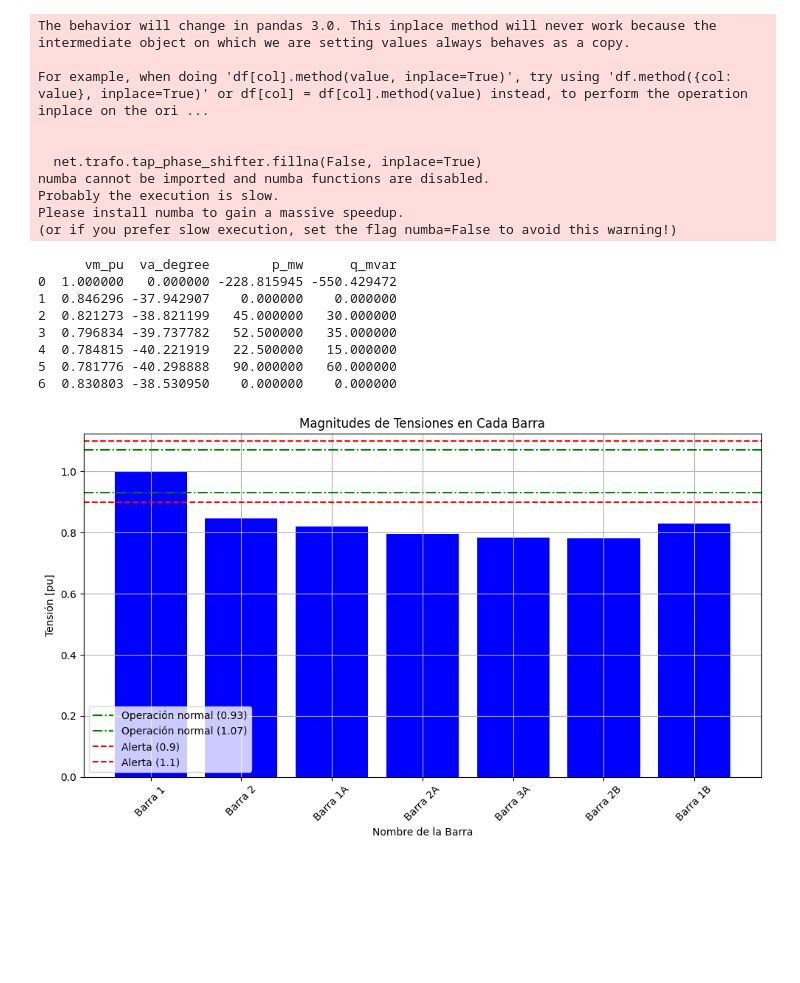
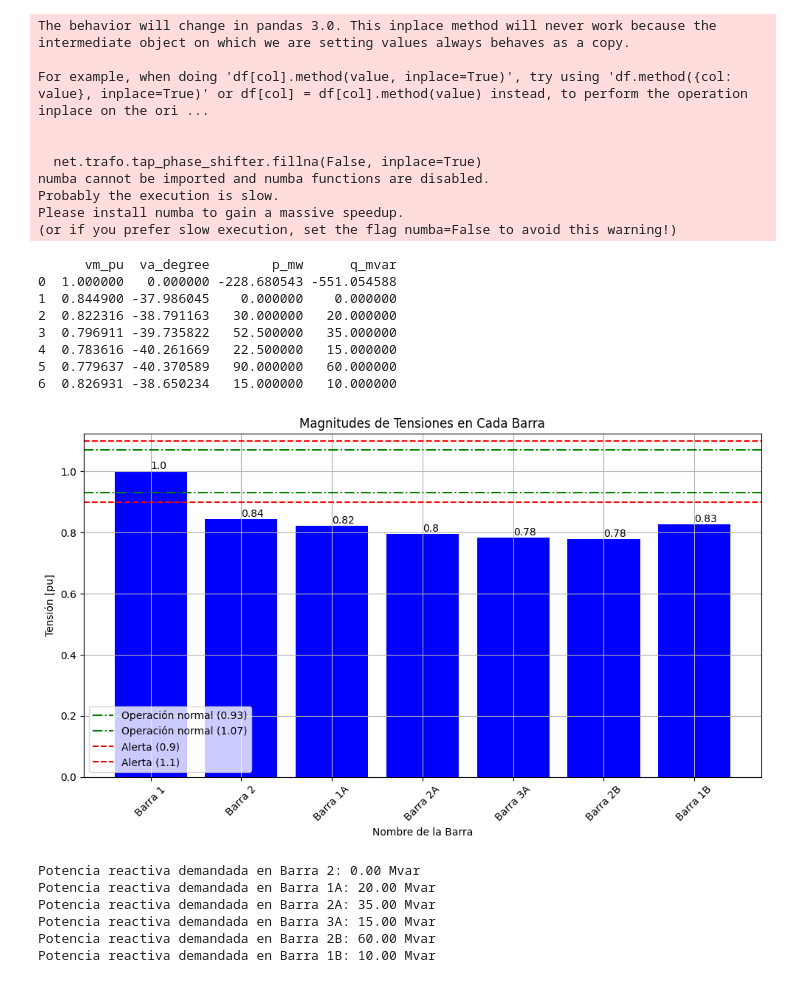
Before and after one commit to Onexz12/6GA_SEP1_S12024, a Jupyter notebook: Figura2a.ipynb, the cells around one changed output. Drawn from its saved outputs; the diff is of its cells as text; code cells hidden in the pictures; blank space fills up the shorter version.

```diff
--- a/Figura2a.ipynb
+++ b/Figura2a.ipynb
@@ -1,6 +1,4 @@
 # %%
-
-
 import numpy as np
 import matplotlib.pyplot as plt
 import pandapower as pp
@@ -44,7 +42,7 @@ pp.create_load(net, bus=bus1A, p_mw=0.2*P, q_mvar=0.2*Q)
 pp.create_load(net, bus=bus2A, p_mw=0.35*P, q_mvar=0.35*Q)
 pp.create_load(net, bus=bus3A, p_mw=0.15*P, q_mvar=0.15*Q)
 pp.create_load(net, bus=bus2B, p_mw=0.6*P, q_mvar=0.6*Q)
-pp.create_load(net, bus=bus1A, p_mw=0.1*P, q_mvar=0.1*Q)
+pp.create_load(net, bus=bus1B, p_mw=0.1*P, q_mvar=0.1*Q)
 
 # Se añade fuente de generación conectada en la barra 1, (1[pu], el voltaje nominal [kV] se define en la barra a la que está conectada)
 pp.create_ext_grid(net, bus=bus1, vm_pu=1, va_degree=0.0)
@@ -52,7 +50,6 @@ pp.create_ext_grid(net, bus=bus1, vm_pu=1, va_degree=0.0)
 # Se añade transformador de 100 MVA 220/110 kV entre la barra 1 y la barra 2
 pp.create_transformer(net, hv_bus=bus2, lv_bus=bus1, name="trafo1", std_type="100 MVA 220/110 kV")
 net.trafo.tap_phase_shifter = net.trafo.tap_phase_shifter.fillna(value=False)
-
 
 # Simular el flujo de carga
 pp.runpp(net)
@@ -67,40 +64,58 @@ nombres_barras = net.bus.name.values
 # Graficar barras de tensiones
 plt.figure(figsize=(10, 6))
 bars = plt.bar(nombres_barras, voltajes, color='blue')
+
+# Añadir magnitudes numéricas sobre las barras
+for bar, valor in zip(bars, voltajes):
+    yval = bar.get_height()
+    plt.text(bar.get_x() + bar.get_width()/2.0, yval, round(valor, 2), va='bottom')  # Agregar texto encima de la barra
 
 # Agregar línea segmentada para el rango de operación normal (0.93 - 1.07)
 plt.axhline(y=0.93, color='green', linestyle='-.', label='Operación normal (0.93)')
 plt.axhline(y=1.07, color='green', linestyle='-.', label='Operación normal (1.07)')
 
 # Agregar línea segmentada para el rango de alerta (0.9 - 1.1)
 plt.axhline(y=0.9, color='red', linestyle='--', label='Alerta (0.9)')
 plt.axhline(y=1.1, color='red', linestyle='--', label='Alerta (1.1)')
 
 plt.title('Magnitudes de Tensiones en Cada Barra')
 plt.xlabel('Nombre de la Barra')
 plt.ylabel('Tensión [pu]')
 plt.xticks(rotation=45)
 plt.grid(True)
 plt.legend()
 plt.tight_layout()
 plt.show()
 # %% [output]
 The behavior will change in pandas 3.0. This inplace method will never work because the intermediate object on which we are setting values always behaves as a copy.
 
 For example, when doing 'df[col].method(value, inplace=True)', try using 'df.method({col: value}, inplace=True)' or df[col] = df[col].method(value) instead, to perform the operation inplace on the ori ...
 
 
   net.trafo.tap_phase_shifter.fillna(False, inplace=True)
 numba cannot be imported and numba functions are disabled.
 Probably the execution is slow.
 Please install numba to gain a massive speedup.
 (or if you prefer slow execution, set the flag numba=False to avoid this warning!)
       vm_pu  va_degree        p_mw      q_mvar
-0  1.000000   0.000000 -228.815945 -550.429472
-1  0.846296 -37.942907    0.000000    0.000000
-2  0.821273 -38.821199   45.000000   30.000000
-3  0.796834 -39.737782   52.500000   35.000000
-4  0.784815 -40.221919   22.500000   15.000000
-5  0.781776 -40.298888   90.000000   60.000000
-6  0.830803 -38.530950    0.000000    0.000000
+0  1.000000   0.000000 -228.680543 -551.054588
+1  0.844900 -37.986045    0.000000    0.000000
+2  0.822316 -38.791163   30.000000   20.000000
+3  0.796911 -39.735822   52.500000   35.000000
+4  0.783616 -40.261669   22.500000   15.000000
+5  0.779637 -40.370589   90.000000   60.000000
+6  0.826931 -38.650234   15.000000   10.000000
-[figure, old version]
+[figure, new version]
+# %%
+# Obtener las potencias reactivas demandadas desde la barra 2 en adelante
+for i in range(1, len(net.bus)):
+    bus_name = net.bus.at[i, 'name']
+    reactive_power = net.res_bus.q_mvar.at[i]
+    print(f"Potencia reactiva demandada en {bus_name}: {reactive_power:.2f} Mvar")
+# %% [output]
+Potencia reactiva demandada en Barra 2: 0.00 Mvar
+Potencia reactiva demandada en Barra 1A: 20.00 Mvar
+Potencia reactiva demandada en Barra 2A: 35.00 Mvar
+Potencia reactiva demandada en Barra 3A: 15.00 Mvar
+Potencia reactiva demandada en Barra 2B: 60.00 Mvar
+Potencia reactiva demandada en Barra 1B: 10.00 Mvar
```
Also changed, not shown: parts of 1 cell of this notebook.
